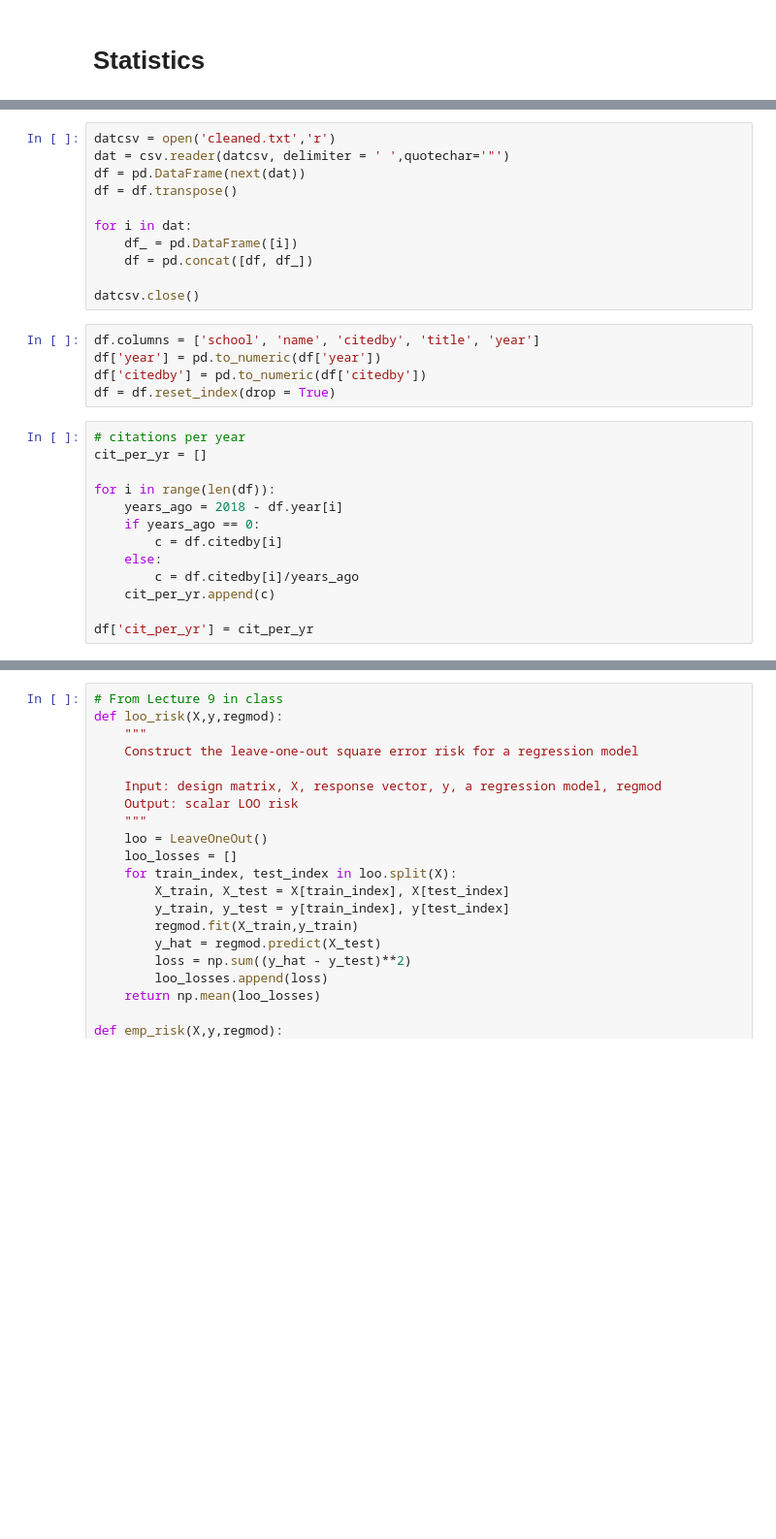
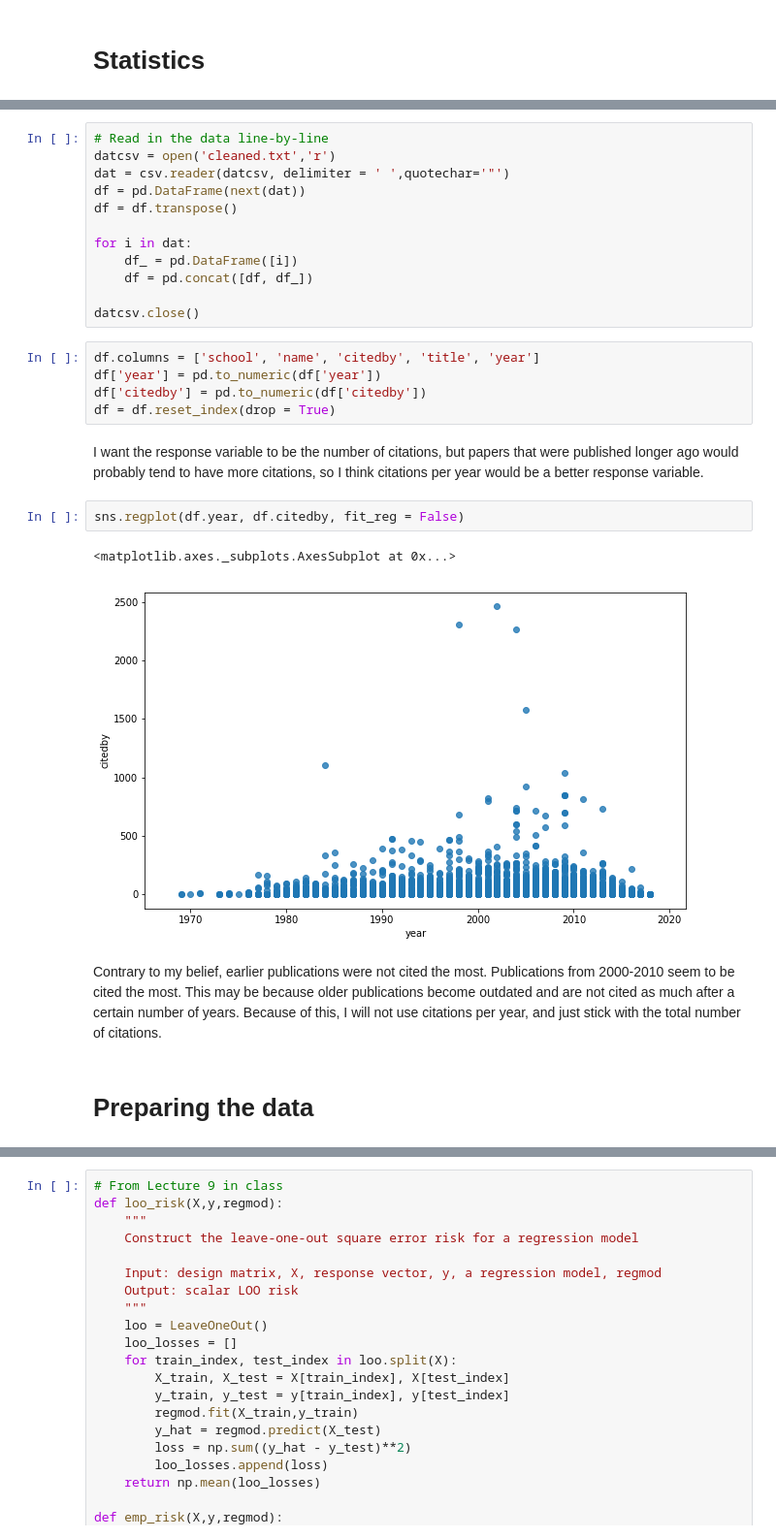
Before and after one commit to courtneylouie/Class-Project, a Jupyter notebook: statistics.ipynb, the cells around one changed output, grey strips where cells are left out. Shown: that part at 97% size. Cells and saved outputs as stored; diff of their text form; blank space fills up the shorter version.

```diff
--- a/statistics.ipynb
+++ b/statistics.ipynb
@@ -20,4 +27,5 @@ matplotlib.rcParams['figure.figsize'] = (10,6)
 # %%
+# Read in the data line-by-line
 datcsv = open('cleaned.txt','r')
 dat = csv.reader(datcsv, delimiter = ' ',quotechar='"')
 df = pd.DataFrame(next(dat))
@@ -33,19 +41,17 @@ df.columns = ['school', 'name', 'citedby', 'title', 'year']
 df['year'] = pd.to_numeric(df['year'])
 df['citedby'] = pd.to_numeric(df['citedby'])
 df = df.reset_index(drop = True)
-# %%
-# citations per year
-cit_per_yr = []
-
-for i in range(len(df)):
-    years_ago = 2018 - df.year[i]
-    if years_ago == 0:
-        c = df.citedby[i]
-    else:
-        c = df.citedby[i]/years_ago
-    cit_per_yr.append(c)
-
-df['cit_per_yr'] = cit_per_yr
+# %% [markdown]
+I want the response variable to be the number of citations, but papers that were published longer ago would probably tend to have more citations, so I think citations per year would be a better response variable.
+# %%
+sns.regplot(df.year, df.citedby, fit_reg = False)
+# %% [output]
+<matplotlib.axes._subplots.AxesSubplot at 0x...>
+[figure, added]
+# %% [markdown]
+Contrary to my belief, earlier publications were not cited the most. Publications from 2000-2010 seem to be cited the most. This may be because older publications become outdated and are not cited as much after a certain number of years. Because of this, I will not use citations per year, and just stick with the total number of citations.
+# %% [markdown]
+# Preparing the data
 # %%
 stemmer = PorterStemmer().stem
 tokenize = nltk.word_tokenize
```
Also changed, not shown: parts of 40 cells of this notebook, 3 other files.
